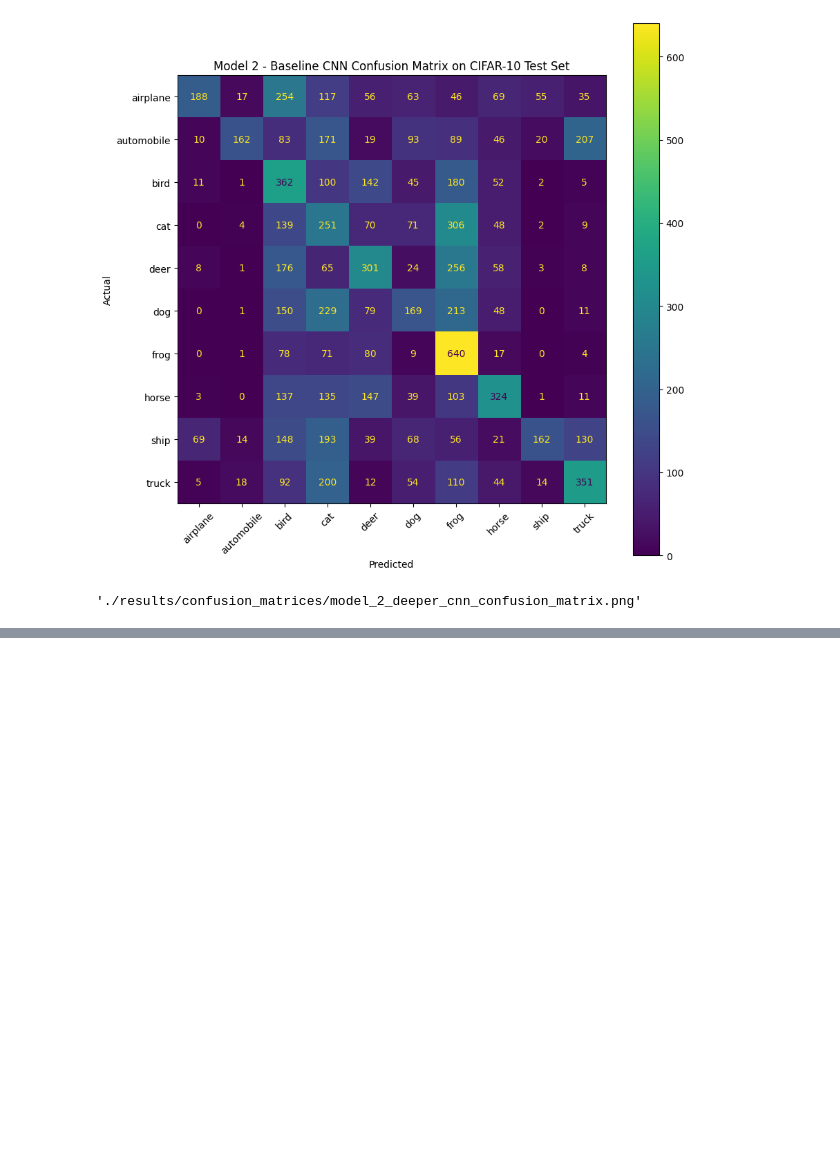
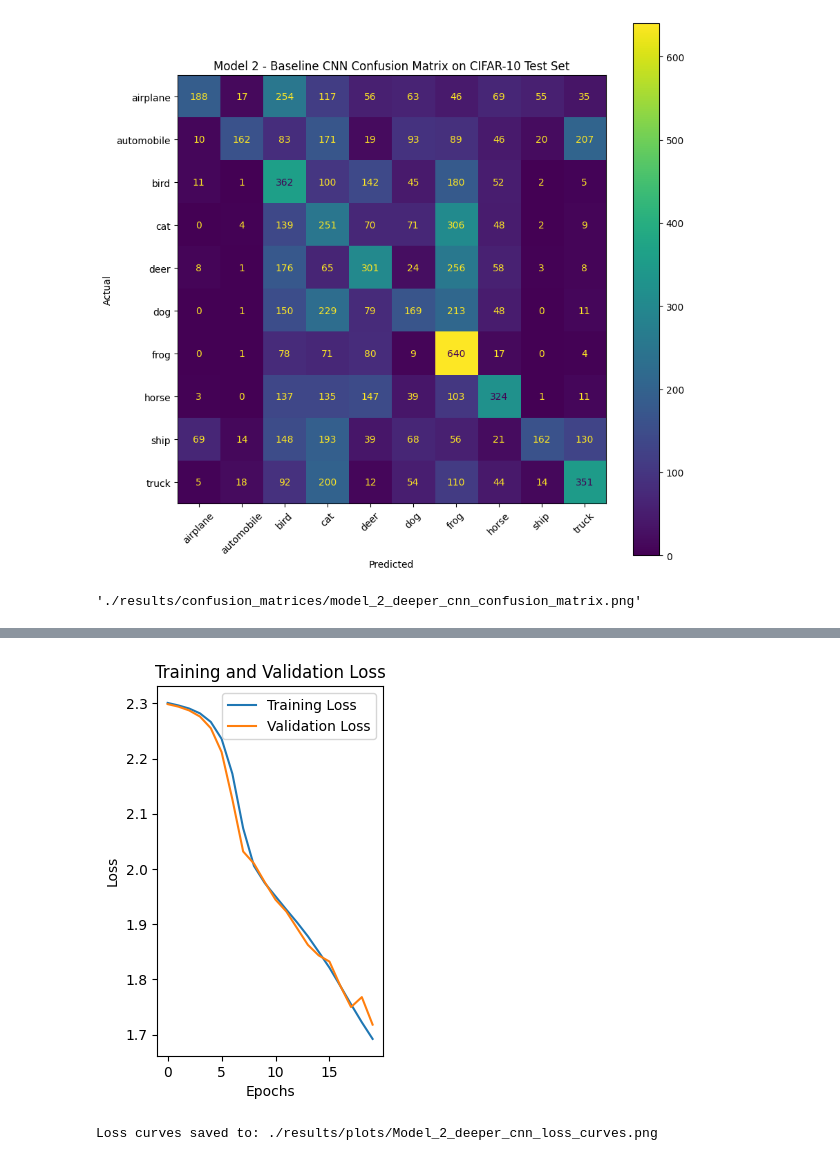
Before and after one commit to karimamzghi/cifar10-cnn-classification-project, a Jupyter notebook: notebooks/02_deeper_cnn.ipynb, the cells around one changed output, grey strips where cells are left out. Cells and saved outputs as stored; diff of their text form; code cells hidden in the pictures; blank space fills up the shorter version.

```diff
--- a/notebooks/02_deeper_cnn.ipynb
+++ b/notebooks/02_deeper_cnn.ipynb
@@ -269,3 +295,23 @@ results_df
+# %%
+# Draw the training and validation loss over epochs
+plt.subplot(1, 2, 2)
+plt.plot(history.history['loss'], label='Training Loss')
+plt.plot(history.history['val_loss'], label='Validation Loss')
+plt.title('Training and Validation Loss')
+plt.xlabel('Epochs')
+plt.ylabel('Loss')
+plt.legend()
+
+# Save the plot of the training and validation loss over epochs
+os.makedirs(config.PLOTS_DIR, exist_ok=True)
+loss_curves_path = (f"{config.PLOTS_DIR}/Model_{MODEL_ID}_{MODEL_NAME}_loss_curves.png")
+plt.savefig(loss_curves_path, bbox_inches="tight")
+plt.show()
+
+print("Loss curves saved to:", loss_curves_path)
+# %% [output]
+[figure, added]
+Loss curves saved to: ./results/plots/Model_2_deeper_cnn_loss_curves.png
 # %%
 # Deploy the model using Gradio interface
 %cd /content/cifar10-cnn-classification-project
```
Also changed, not shown: parts of 2 cells of this notebook, 8 other files.
